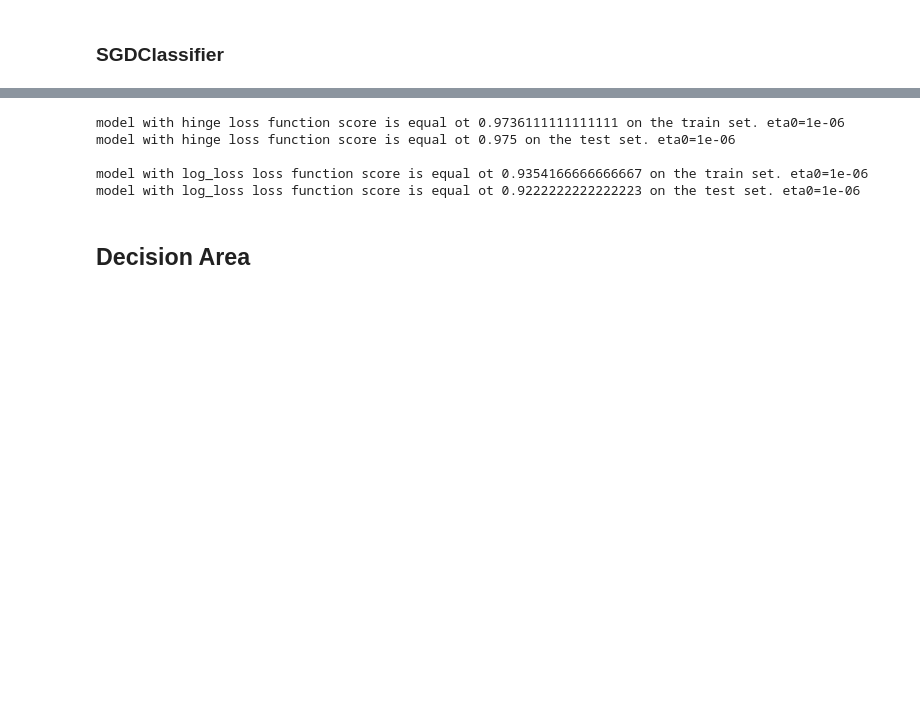
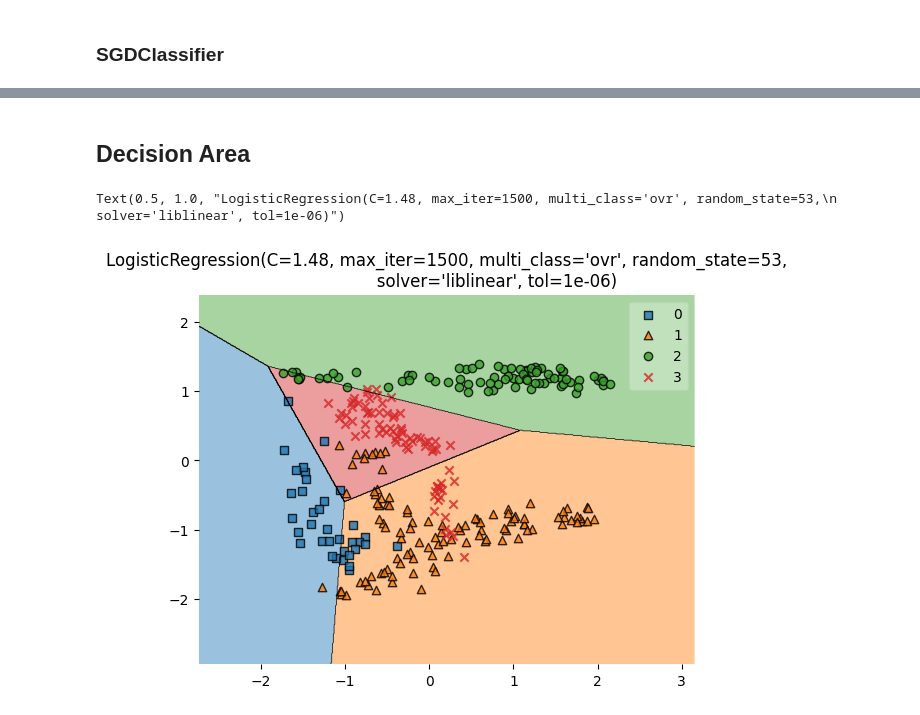
Before and after one commit to mamdaliof/MachineLearning2024W, a Jupyter notebook: Projects/mini project 1/src/Q1.2.ipynb, the cells around one changed output, grey strips where cells are left out. Saved outputs shown, nothing was run; the diff lists cells and outputs as text; code cells hidden in the pictures; blank space fills up the shorter version.

```diff
--- a/Projects/mini project 1/src/Q1.2.ipynb
+++ b/Projects/mini project 1/src/Q1.2.ipynb
@@ -458,48 +799,2 @@ model with hinge loss function score is equal ot 0.8166666666666667 on the test
-# %%
-SGD6_Q1 = {}
-# ['hinge', 'log_loss']:
-best_score = -1
-for i in [0.1,0.15,0.2]:
-	m = SGDClassifier(penalty="l2",
-				      loss='hinge',
-				      alpha = 1e-06,
-				      max_iter =4000,
-                      tol = 1e-6,
-                      learning_rate = 'adaptive',
-                      eta0 = 31.5793,
-                      early_stopping=True,
-                      validation_fraction=0.1,
-                      n_iter_no_change = 10,
-				      random_state=53).fit(X_train,Y_train)
-	if m.score(X_train,Y_train) > best_score:
-	    SGD6_Q1["hinge"]=m
-	    best_score = m.score(X_train,Y_train)
-
-best_score = -1
-for i in [0.1,0.15,0.2]:
-    m = SGDClassifier(penalty="l2",
-				      loss='log_loss',
-				      alpha = 1e-06,
-				      max_iter =4000,
-                      tol = 1e-6,
-                      learning_rate = 'adaptive',
-                      eta0 = 0.001,
-                      early_stopping=True,
-                      validation_fraction=0.1,
-                      n_iter_no_change = 10,
-				      random_state=53).fit(X_train,Y_train)
-    if m.score(X_train,Y_train) > best_score:
-        SGD6_Q1["log_loss"]=m
-        best_score = m.score(X_train,Y_train)
-
-for loss in SGD6_Q1.keys():
-    print(f"model with {loss} loss function score is equal ot {SGD6_Q1[loss].score(X_train,Y_train)} on the train set. eta0={SGD6_Q1[loss].get_params()['alpha']}")
-    print(f"model with {loss} loss function score is equal ot {SGD6_Q1[loss].score(X_test,Y_test)} on the test set. eta0={SGD6_Q1[loss].get_params()['alpha']}\n")
-# %% [output]
-model with hinge loss function score is equal ot 0.9736111111111111 on the train set. eta0=1e-06
-model with hinge loss function score is equal ot 0.975 on the test set. eta0=1e-06
-
-model with log_loss loss function score is equal ot 0.9354166666666667 on the train set. eta0=1e-06
-model with log_loss loss function score is equal ot 0.9222222222222223 on the test set. eta0=1e-06
 # %% [markdown]
 ## Decision Area
@@ -507,0 +801,6 @@ from mlxtend.plotting import plot_decision_regions
+# %%
+plot_decision_regions(X_test,Y_test,clf=LR6_Q1)
+plt.title(str(LR6_Q1))
+# %% [output]
+Text(0.5, 1.0, "LogisticRegression(C=1.48, max_iter=1500, multi_class='ovr', random_state=53,\n                   solver='liblinear', tol=1e-06)")
+[figure, added]
```
Also changed, not shown: parts of 41 cells of this notebook, 1 other file.
